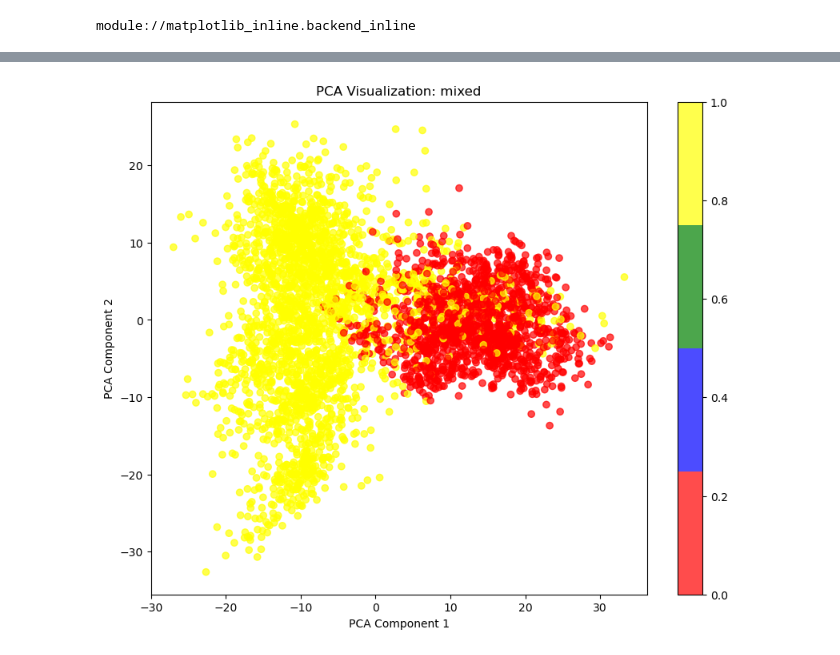
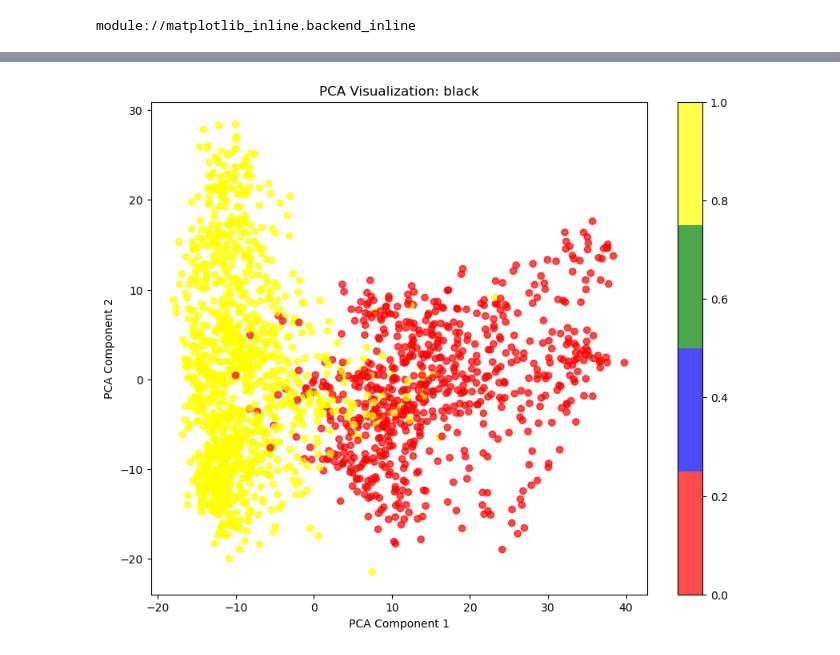
Before and after one commit to ZubairFaruqui10/birdSongClassifier, a Jupyter notebook: birdSong3.ipynb, the cells around one changed output, grey strips where cells are left out. Saved outputs shown, nothing was run; the diff lists cells and outputs as text; code cells hidden in the pictures.

Commit message:
have 3 type exps and show combined charts

```diff
--- a/birdSong3.ipynb
+++ b/birdSong3.ipynb
@@ -71,9 +81,6 @@ train_loss_list = []
 test_accuracy_list = []
 device = torch.device('cuda' if torch.cuda.is_available() else 'cpu')
 print(f'Using device: {device}')  # Prints 'cuda' if GPU is available, else 'cpu'
-batch_size = 64
-learning_rate = 0.001
-num_epochs = 5
 image_size = (480, 960)  # Image size
 color_channel = 3 # only grayscale, so 1 channel is enough
 # Define the transformations (resize, normalize, convert to tensor)
@@ -206,3 +236,7 @@ def test_model(model, test_loader, device):
+# %%
+def save_metrics_to_disk(train_loss_list, test_accuracy_list, train_loss_filename, train_accuracy_filename):
+    np.save(createFullPath(train_loss_filename, 'saved_metrics'), train_loss_list)  # Save train_loss_list as numpy array
+    np.save(createFullPath(train_accuracy_filename, 'saved_metrics'), test_accuracy_list)  # Save test_accuracy_list as numpy array
 # %%
 modelForGradCam = None
 criterionForGradCam = None
@@ -211,9 +245,12 @@ if not LOAD_MODEL_FROM_DISK:
     modelForGradCam = SimpleCNNForGradCam().to(device)  # Move the model to the GPU/CPU
     criterionForGradCam = nn.CrossEntropyLoss()  # Cross entropy loss for multi-class classification
     optimizerForGradCam = optim.Adam(modelForGradCam.parameters(), lr=learning_rate)
-    train_model_ForGradCam(modelForGradCam, train_loader, test_loader, criterionForGradCam, optimizerForGradCam, num_epochs, device)
+    train_loss_list, test_accuracy_list = train_model_ForGradCam(modelForGradCam, train_loader, test_loader, criterionForGradCam, optimizerForGradCam, num_epochs, device)
     save_model(modelForGradCam, optimizerForGradCam, 0, 0, 0, MODEL_SAVING_PATH);
     print( "model trained now")
+    plot_metrics(train_loss_list, test_accuracy_list)
+    save_metrics_to_disk(train_loss_list, test_accuracy_list, "trainLoss", "testAccuracy")
+
 elif LOAD_MODEL_FROM_DISK:
     modelForGradCam = SimpleCNNForGradCam()  # Ensure this matches your saved model
     checkpoint_path = f"./saved_models/{MODEL_SAVING_PATH}.pth"
@@ -337,36 +370,37 @@ if  (LOAD_FEATURES_FROM_DISK):
 else:
     features, labels, filenames, images = load_features_from_disk('features.npy', 'labels.npy', 'filenames.npy', 'images.pt')
 # %%
-# def visualize_pca(features, labels, filenames, images, exp_type):
-#     pca = PCA(n_components=2)  # Reduce to 2D
-#     reduced_features = pca.fit_transform(features)
-#     fig, ax = plt.subplots(figsize=(10, 8))
-#     cmap = ListedColormap(['red', 'blue', 'green', 'yellow'])
-#     scatter = ax.scatter(reduced_features[:, 0], reduced_features[:, 1], c=labels, cmap=cmap, alpha=0.7)
-#     plt.colorbar(scatter)
-#     plt.title(f'PCA Visualization: {exp_type}')
-#     plt.xlabel('PCA Component 1')
-#     plt.ylabel('PCA Component 2')
-#     #matplotlib.use('Qt5Agg')  # Or 'Qt5Agg', 'MacOSX' depending on your OS
-#     print(matplotlib.get_backend())
-#
-#     # Function to display original image on click
-#     def on_click(event):
-#         if event.inaxes == ax:
-#             distances = ((reduced_features[:, 0] - event.xdata) ** 2 +
-#                          (reduced_features[:, 1] - event.ydata) ** 2)
-#             index = distances.argmin()
-#             # Display the original image
-#             clicked_image = images[index].permute(1, 2, 0).numpy()  # Convert to (H, W, C)
-#             plt.ion()  # Enable interactive mode
-#             plt.figure(figsize=(4, 4))
-#             plt.imshow(clicked_image)
-#             plt.title(f"Filename: {filenames[index]}, Label: {labels[index]}")
-#             plt.axis('off')
-#             plt.show()
-#     fig.canvas.mpl_connect('button_press_event', on_click)
-#     plt.show()
-# # Call the function with your extracted features
-# if(VISUALIZE_PCA):
-#     visualize_pca(features, labels, filenames, images, EXPERIMENT_TYPE)
+def visualize_pca(features, labels, filenames, images, exp_type):
+    pca = PCA(n_components=2)  # Reduce to 2D
+    reduced_features = pca.fit_transform(features)
+    fig, ax = plt.subplots(figsize=(10, 8))
+    cmap = ListedColormap(['red', 'blue', 'green', 'yellow'])
+    scatter = ax.scatter(reduced_features[:, 0], reduced_features[:, 1], c=labels, cmap=cmap, alpha=0.7)
+    plt.colorbar(scatter)
+    plt.title(f'PCA Visualization: {exp_type}')
+    plt.xlabel('PCA Component 1')
+    plt.ylabel('PCA Component 2')
+    #matplotlib.use('Qt5Agg')  # Or 'Qt5Agg', 'MacOSX' depending on your OS
+    print(matplotlib.get_backend())
+
+    # Function to display original image on click
+    def on_click(event):
+        if event.inaxes == ax:
+            distances = ((reduced_features[:, 0] - event.xdata) ** 2 +
+                         (reduced_features[:, 1] - event.ydata) ** 2)
+            index = distances.argmin()
+            # Display the original image
+            clicked_image = images[index].permute(1, 2, 0).numpy()  # Convert to (H, W, C)
+            plt.ion()  # Enable interactive mode
+            plt.figure(figsize=(4, 4))
+            plt.imshow(clicked_image)
+            plt.title(f"Filename: {filenames[index]}, Label: {labels[index]}")
+            plt.axis('off')
+            plt.show()
+    fig.canvas.mpl_connect('button_press_event', on_click)
+    plt.savefig(os.path.join(output_directory, f"PCA-{EXPERIMENT_TYPE}.png"), dpi=300)
+    plt.show()
+# Call the function with your extracted features
+if(VISUALIZE_PCA):
+    visualize_pca(features, labels, filenames, images, EXPERIMENT_TYPE)
 # %% [output]
@@ -374,4 +408,4 @@ inline
-[figure, old version]
+[figure, new version]
 # %%
 
 def visualize_tsne(features, labels, filenames, images, exp_type):
```
Also changed, not shown: parts of 7 cells of this notebook, 2 other files.
